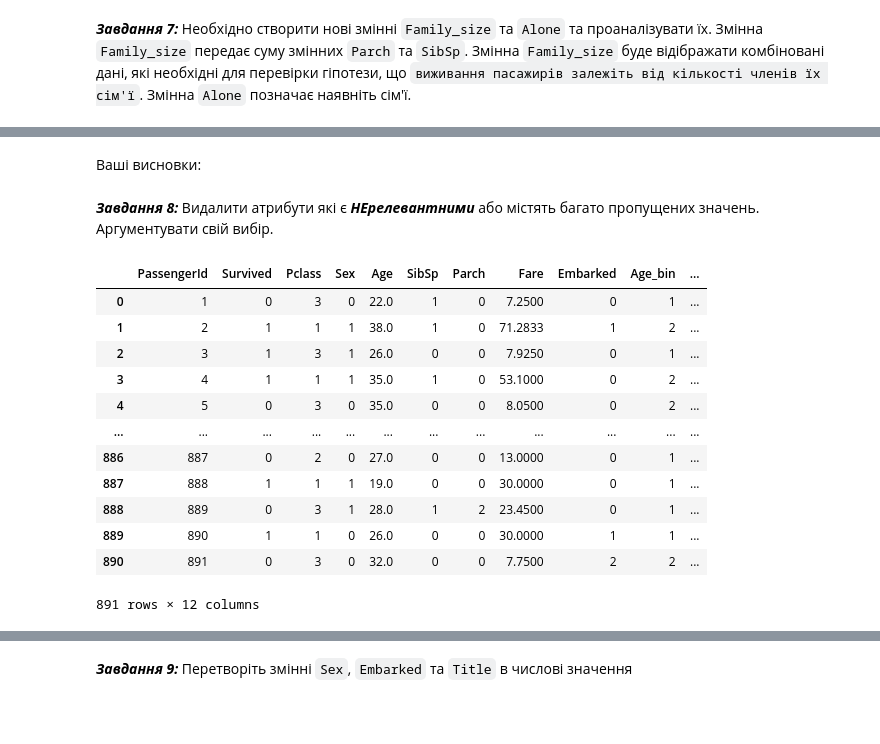
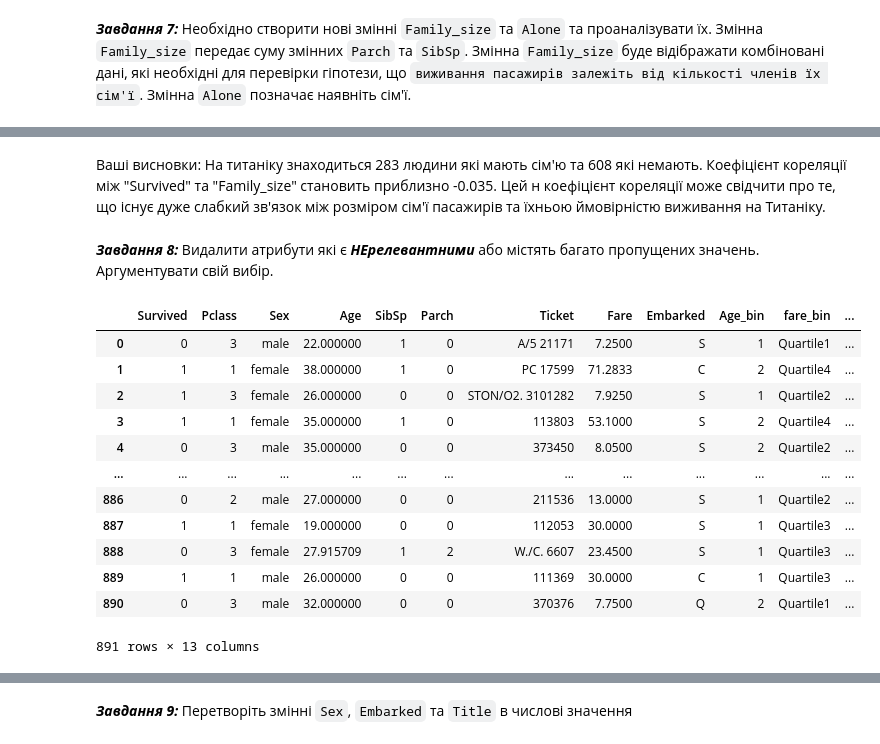
Before and after one commit to Sidoryak-Ostap/basics-of-ai, a Jupyter notebook: lab_3/Task3_basic_ai_ad.ipynb, the cells around one changed output, grey strips where cells are left out. Saved outputs shown, nothing was run; the diff lists cells and outputs as text; code cells hidden in the pictures; blank space fills up the shorter version.

````diff
--- a/lab_3/Task3_basic_ai_ad.ipynb
+++ b/lab_3/Task3_basic_ai_ad.ipynb
@@ -165,20 +164,3 @@ skipped_values(newdf)
 Додайте до нашого датасету нову колонку ```Age_bin```, в якій будуть значення ```0, 1, 2, 3, 4```відповідно кожній віковій групі.
 
 Побудуйте графік, який відображає кількість виживших у кожній віковій категорії.
-# %%
-#CODE
-
-titanic["Age_bin"] = 10
-titanic.loc[titanic["Age"] < 16, ["Age_bin"]] = 0
-titanic.loc[(titanic["Age"] >= 16) & (titanic["Age"] <32) , ["Age_bin"]] = 1
-titanic.loc[(titanic["Age"] >= 32) & (titanic["Age"] <48) , ["Age_bin"]] = 2
-titanic.loc[(titanic["Age"] >= 48) & (titanic["Age"] <64) , ["Age_bin"]] = 3
-titanic.loc[(titanic["Age"] >= 64) & (titanic["Age"] <=80) , ["Age_bin"]] = 4
-
-
-
-values = titanic["Age_bin"].value_counts().values
-lables = titanic["Age_bin"].value_counts().index
-
-
-plt.bar(lables, values, width=0.5, edgecolor='black')
@@ -189,0 +167,13 @@ plt.bar(lables, values, width=0.5, edgecolor='black')
+# %%
+#CODE
+
+bins = [0, 16, 32, 48, 64, 80]
+labels = [0, 1, 2, 3, 4]
+
+titanic["Age_bin"] = pd.cut(titanic["Age"], bins=bins, labels=labels, right=False, include_lowest=True)
+
+values = titanic[titanic["Survived"] == 1]["Age_bin"].value_counts().values
+lables = titanic["Age_bin"].value_counts().index
+
+
+plt.bar(lables, values, width=0.5, edgecolor='black')
@@ -201,0 +191,13 @@ ValueError: Quantiles must be in the range [0, 1]
+# %%
+titanic["fare_bin"] = pd.qcut(titanic["Fare"], q=4, labels=['Quartile1', 'Quartile2', 'Quartile3', 'Quartile4'])
+
+
+survival_by_fare_bin = titanic.groupby("fare_bin")["Survived"].mean().reset_index()
+print(survival_by_fare_bin)
+
+plt.figure(figsize=(10, 6))
+sns.barplot(x="fare_bin", y="Survived", data=survival_by_fare_bin)
+plt.title("Survival Rate by Fare Quartiles")
+plt.xlabel("Fare Quartile")
+plt.ylabel("Survival Rate")
+plt.show()
@@ -223,23 +233,25 @@ titanic
-# %% [markdown]
-Ваші висновки:
+# %% [markdown]
+Ваші висновки:
+На титаніку знаходиться 283 людини які мають сім'ю та 608 які немають.
+ Коефіцієнт кореляції між "Survived" та "Family_size" становить приблизно -0.035. Цей н коефіцієнт кореляції може свідчити про те, що існує дуже слабкий зв'язок між розміром сім'ї пасажирів та їхньою ймовірністю виживання на Титаніку.
 # %% [markdown]
 ***Завдання 8:*** Видалити атрибути які є ***НЕрелевантними*** або містять багато пропущених значень. Аргументувати свій вибір.
 # %%
-titanic.drop(labels=["Name", "Cabin", "Ticket"], axis = 1, inplace=True)
+titanic.drop(labels=["PassengerId", "Name", "Cabin"], axis = 1, inplace=True)
 titanic
 # %% [output]
-|  | PassengerId | Survived | Pclass | Sex | Age | SibSp | Parch | Fare | Embarked | Age_bin | ... |
-| 0 | 1 | 0 | 3 | 0 | 22.0 | 1 | 0 | 7.2500 | 0 | 1 | ... |
-| 1 | 2 | 1 | 1 | 1 | 38.0 | 1 | 0 | 71.2833 | 1 | 2 | ... |
-| 2 | 3 | 1 | 3 | 1 | 26.0 | 0 | 0 | 7.9250 | 0 | 1 | ... |
-| 3 | 4 | 1 | 1 | 1 | 35.0 | 1 | 0 | 53.1000 | 0 | 2 | ... |
-| 4 | 5 | 0 | 3 | 0 | 35.0 | 0 | 0 | 8.0500 | 0 | 2 | ... |
-| ... | ... | ... | ... | ... | ... | ... | ... | ... | ... | ... | ... |
-| 886 | 887 | 0 | 2 | 0 | 27.0 | 0 | 0 | 13.0000 | 0 | 1 | ... |
-| 887 | 888 | 1 | 1 | 1 | 19.0 | 0 | 0 | 30.0000 | 0 | 1 | ... |
-| 888 | 889 | 0 | 3 | 1 | 28.0 | 1 | 2 | 23.4500 | 0 | 1 | ... |
-| 889 | 890 | 1 | 1 | 0 | 26.0 | 0 | 0 | 30.0000 | 1 | 1 | ... |
-| 890 | 891 | 0 | 3 | 0 | 32.0 | 0 | 0 | 7.7500 | 2 | 2 | ... |
+|  | Survived | Pclass | Sex | Age | SibSp | Parch | Ticket | Fare | Embarked | Age_bin | fare_bin | ... |
+| 0 | 0 | 3 | male | 22.000000 | 1 | 0 | A/5 21171 | 7.2500 | S | 1 | Quartile1 | ... |
+| 1 | 1 | 1 | female | 38.000000 | 1 | 0 | PC 17599 | 71.2833 | C | 2 | Quartile4 | ... |
+| 2 | 1 | 3 | female | 26.000000 | 0 | 0 | STON/O2. 3101282 | 7.9250 | S | 1 | Quartile2 | ... |
+| 3 | 1 | 1 | female | 35.000000 | 1 | 0 | 113803 | 53.1000 | S | 2 | Quartile4 | ... |
+| 4 | 0 | 3 | male | 35.000000 | 0 | 0 | 373450 | 8.0500 | S | 2 | Quartile2 | ... |
+| ... | ... | ... | ... | ... | ... | ... | ... | ... | ... | ... | ... | ... |
+| 886 | 0 | 2 | male | 27.000000 | 0 | 0 | 211536 | 13.0000 | S | 1 | Quartile2 | ... |
+| 887 | 1 | 1 | female | 19.000000 | 0 | 0 | 112053 | 30.0000 | S | 1 | Quartile3 | ... |
+| 888 | 0 | 3 | female | 27.915709 | 1 | 2 | W./C. 6607 | 23.4500 | S | 1 | Quartile3 | ... |
+| 889 | 1 | 1 | male | 26.000000 | 0 | 0 | 111369 | 30.0000 | C | 1 | Quartile3 | ... |
+| 890 | 0 | 3 | male | 32.000000 | 0 | 0 | 370376 | 7.7500 | Q | 2 | Quartile1 | ... |
-891 rows × 12 columns
+891 rows × 13 columns
 # %% [markdown]
 Ваші висновки:
````
Also changed, not shown: parts of 21 cells of this notebook.
